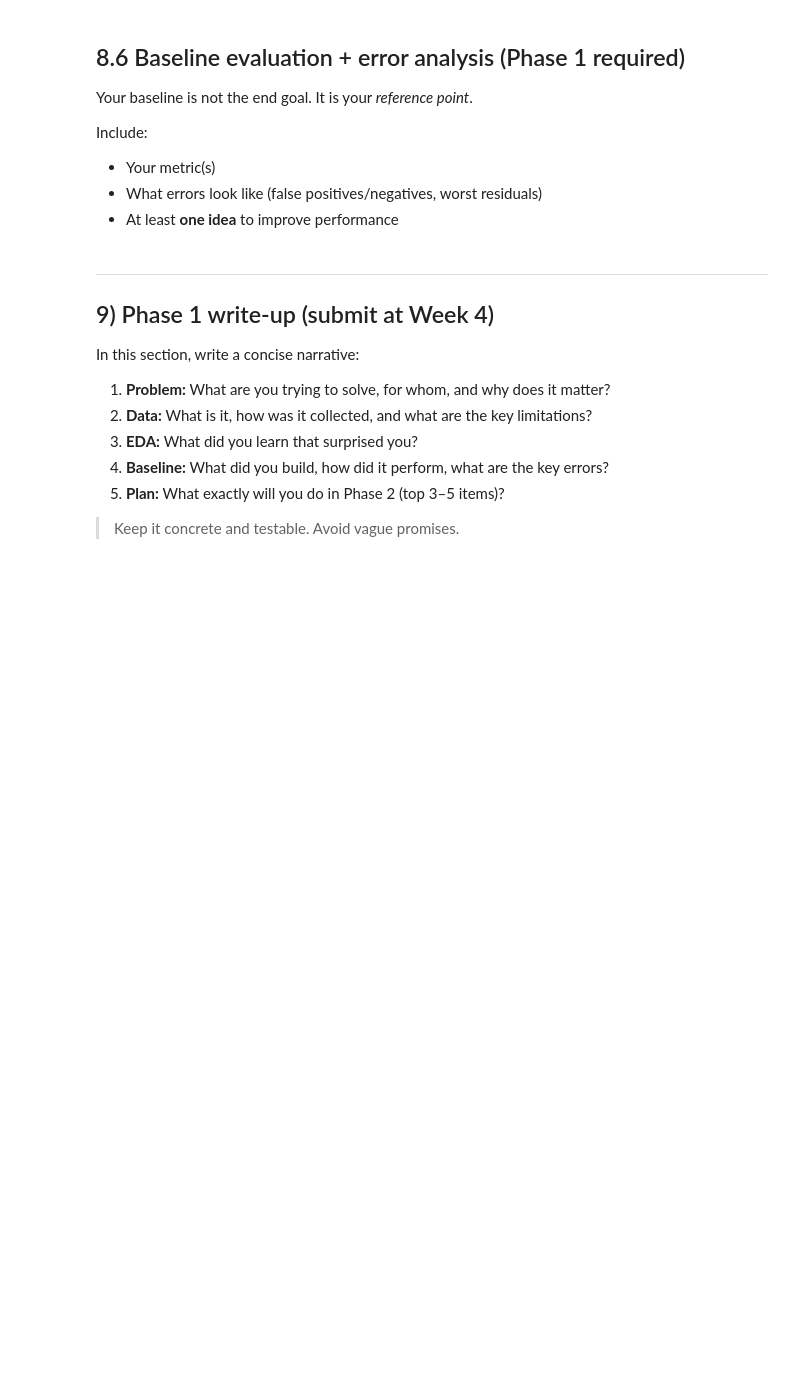
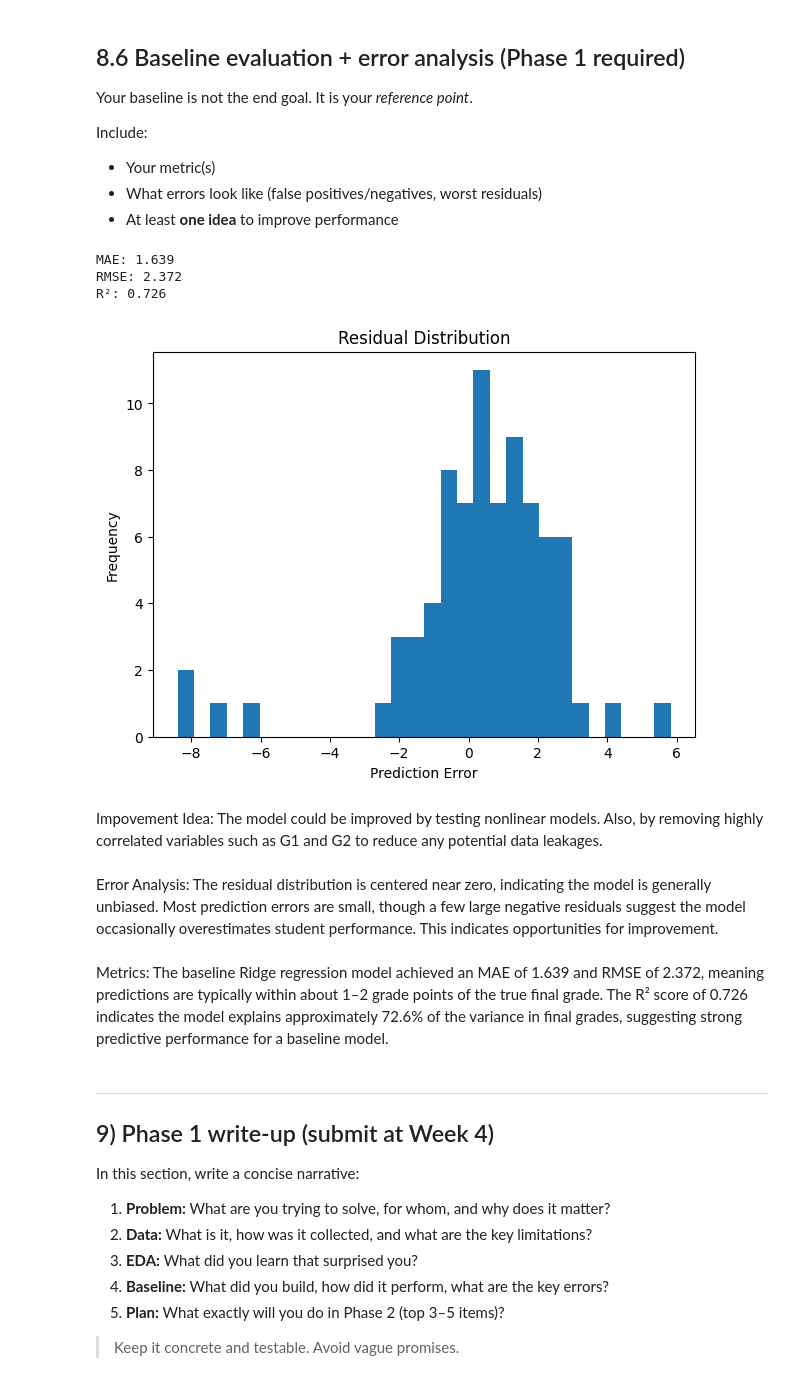
Before and after one commit to aleysha23/502project, a Jupyter notebook: 502project.ipynb, the cells around one changed output. Saved outputs shown, nothing was run; the diff lists cells and outputs as text; code cells hidden in the pictures; blank space fills up the shorter version.

```diff
--- a/502project.ipynb
+++ b/502project.ipynb
@@ -419,6 +643,47 @@ Include:
 # plt.hist(residuals, bins=30)
 # plt.title("Residual distribution")
 # plt.show()
+# %%
+# ----- Baseline Evaluation (Regression) -----
+
+from sklearn.metrics import mean_absolute_error, mean_squared_error, r2_score
+import numpy as np
+import matplotlib.pyplot as plt
+
+# Predictions on validation data
+preds = clf.predict(X_val)
+
+# Metrics
+mae = mean_absolute_error(y_val, preds)
+rmse = np.sqrt(mean_squared_error(y_val, preds))
+r2 = r2_score(y_val, preds)
+
+print("MAE:", round(mae, 3))
+print("RMSE:", round(rmse, 3))
+print("R²:", round(r2, 3))
+# %% [output]
+MAE: 1.639
+RMSE: 2.372
+R²: 0.726
+# %%
+# ----- Residual Analysis -----
+
+residuals = y_val - preds
+
+plt.figure(figsize=(7,5))
+plt.hist(residuals, bins=30)
+plt.title("Residual Distribution")
+plt.xlabel("Prediction Error")
+plt.ylabel("Frequency")
+plt.show()
+# %% [output]
+[figure, added]
+# %% [markdown]
+Impovement Idea: The model could be improved by testing nonlinear models. Also, by removing highly correlated variables such as G1 and G2 to reduce any potential data leakages.
+# %% [markdown]
+Error Analysis: The residual distribution is centered near zero, indicating the model is generally unbiased. Most prediction errors are small, though a few large negative residuals suggest the model occasionally overestimates student performance. This indicates opportunities for improvement.
+# %% [markdown]
+Metrics: The baseline Ridge regression model achieved an MAE of 1.639 and RMSE of 2.372, meaning predictions are typically within about 1–2 grade points of the true final grade. The R² score of 0.726 indicates the model explains approximately 72.6% of the variance in final grades, suggesting strong predictive performance for a baseline model.
 # %% [markdown]
 ---
 
```
Also changed, not shown: parts of 28 cells of this notebook.
